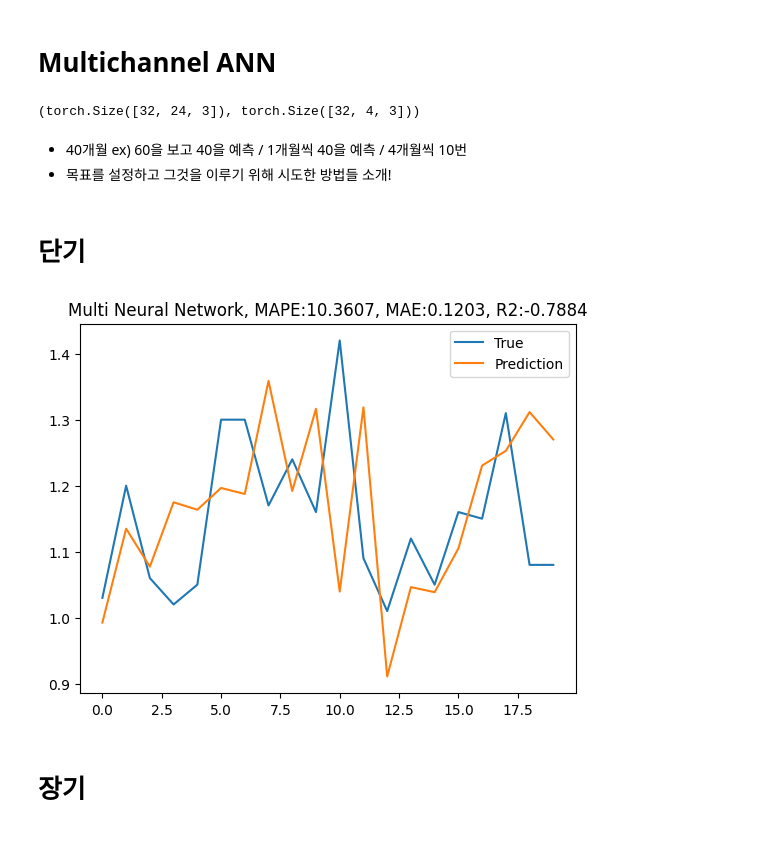
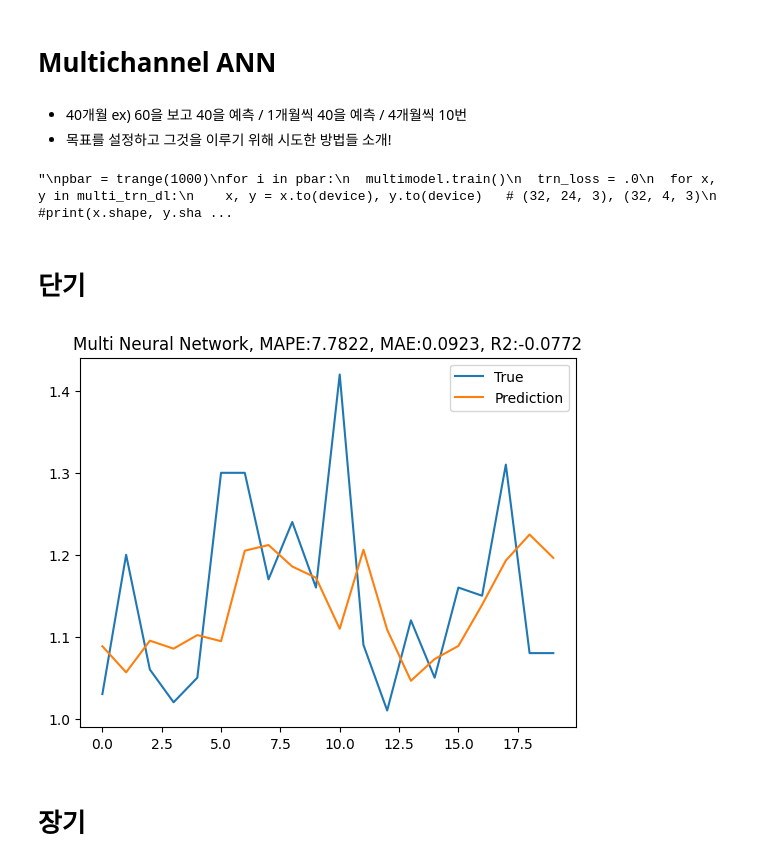
Before and after one commit to lily39910/Northern_Hemisphere_Temperature, a Jupyter notebook: final.ipynb, the cells around one changed output. Saved outputs shown, nothing was run; the diff lists cells and outputs as text; code cells hidden in the pictures.

```diff
--- a/final.ipynb
+++ b/final.ipynb
@@ -167,7 +220,7 @@ for i in pbar:
 # %%
 singleann.eval()
 with torch.inference_mode():
-  x, y = next(iter(tst_dl))
+  x, y = next(iter(single_tst_dl))
   x, y = x.to(device), y.to(device)
   p = singleann(x)
 
@@ -240,13 +314,8 @@ df.plot(ax=ax)
 # %%
-#m_data = data.copy()
-m2_data['rolling_mean'] = data.rolling(12).mean()
-m2_data['diff1'] = data.diff(1)
+m_data = data.copy()
+m2_data['rolling_mean'] = m2_data.rolling(12).mean()
+m2_data['diff1'] = m2_data['Temperature'].diff(1)
 m2_data = m2_data.dropna()
 
-multidata = MultiANNLoadData(m2_data,24,4,20,32)
-trn_dl, tst_dl , trn_ds = multidata.scaling()
+multidata = MultiANNLoadData(m2_data,multi_lookback_size,multi_forecast_size,tst_size,multi_batch_size)
+multi_trn_dl, multi_tst_dl , multi_trn_ds = multidata.scaling()
-# %%
-a,b = next(iter(trn_dl))
-a.shape,b.shape
-# %% [output]
-(torch.Size([32, 24, 3]), torch.Size([32, 4, 3]))
@@ -255,3 +322,5 @@ multimodel = NetMulti(24,4,512,3)
+# %%
+multimodel = NetMulti(multi_lookback_size,multi_output_size,multi_hidden_size,multi_channel_size)
 # %% [markdown]
 - 40개월   ex) 60을 보고 40을 예측  /  1개월씩 40을 예측  /  4개월씩 10번
 - 목표를 설정하고 그것을 이루기 위해 시도한 방법들 소개!
@@ -259,12 +328,14 @@ multimodel = NetMulti(24,4,512,3)
 multimodel.cuda()
 
 optim = torch.optim.AdamW(multimodel.parameters(), lr=0.0001)
+train_epoch(multimodel,100,device,multi_trn_dl,optim,multi_trn_ds, multi_tst_dl)
 
+'''
 pbar = trange(1000)
 for i in pbar:
   multimodel.train()
   trn_loss = .0
-  for x, y in trn_dl:
+  for x, y in multi_trn_dl:
     x, y = x.to(device), y.to(device)   # (32, 24, 3), (32, 4, 3)
     #print(x.shape, y.shape)
     p = multimodel(x)
@@ -273,15 +344,18 @@ for i in pbar:
     loss.backward()
     optim.step()
     trn_loss += loss.item()*len(y)
-  trn_loss = trn_loss/len(trn_ds)
+  trn_loss = trn_loss/len(multi_trn_ds)
 
   multimodel.eval()
   with torch.inference_mode():
-    x, y = next(iter(tst_dl))
+    x, y = next(iter(multi_tst_dl))
     x, y = x.to(device), y.to(device)
     p = multimodel(x)
     tst_loss = F.mse_loss(p,y)
   pbar.set_postfix({'loss':trn_loss, 'tst_loss':tst_loss.item()})
+'''
+# %% [output]
+"\npbar = trange(1000)\nfor i in pbar:\n  multimodel.train()\n  trn_loss = .0\n  for x, y in multi_trn_dl:\n    x, y = x.to(device), y.to(device)   # (32, 24, 3), (32, 4, 3)\n    #print(x.shape, y.sha ...
 # %% [markdown]
 # 단기
 # %%
@@ -291,48 +365,40 @@ res_dict = {}
 multimodel.eval()
 multimodel.to('cuda')
 with torch.inference_mode():
-  x, y = next(iter(tst_dl))
+  x, y = next(iter(multi_tst_dl))
   #print(y.shape) #17,4,3
-  y=y.reshape(-1,3)
+  y=y.reshape(-1,multi_channel_size)
   y=scaler.inverse_transform(y.cpu().numpy())
-  y=y.reshape(-1,4,3)
+  y=y.reshape(-1,multi_forecast_size,multi_channel_size)
   x, y = x.flatten(1), y[:,:,0] #17,4    0번째 채널을 뽑고있다.
-
 
   x = x.to('cuda')
   #p = Multinet(x)[:,:,0]
   p = multimodel(x)
   #print(p.shape)
-  p = p.reshape(-1,3)
+  p = p.reshape(-1,multi_channel_size)
   p=p.cpu()
   p=scaler.inverse_transform(p.numpy())
   #print(p.shape)
-  p = p.reshape(-1,4,3)
-
-
-#print(y,p)
-#print(y.shape,p.shape)
-
-#y = y.cpu()/scaler.scale_[0] + scaler.min_[0]
-#p = p.cpu()/scaler.scale_[0] + scaler.min_[0]
+  p = p.reshape(-1,multi_forecast_size,multi_channel_size)
 
 y = np.concatenate([y[:,0], y[-1,1:]])
 p = np.concatenate([p[:,0], p[-1,1:]])
 #print(y,p)
 #print(y.shape,p.shape)
 p = p[:,0]
 #inverse_preds = scaler.inverse_transform(p.reshape(-1,3))
 
 
 plt.title(f"Multi Neural Network, MAPE:{mape(p,y):.4f}, MAE:{mae(p,y):.4f}, R2:{r2_score(p,y):.4f}")
 plt.plot(range(tst_size), y, label="True")
 plt.plot(range(tst_size), p, label="Prediction")
 plt.legend()
 plt.show()
 
 res_dict.update({'NN(9*2, 512, 4)': {'MAPE':mape(p,y), 'MAE':mae(p,y),  'R2':r2_score(p,y)}})
 # %% [output]
-[figure, old version]
+[figure, new version]
 # %% [markdown]
 # 장기
 # %%
```
Also changed, not shown: parts of 41 cells of this notebook, 4 other files.
